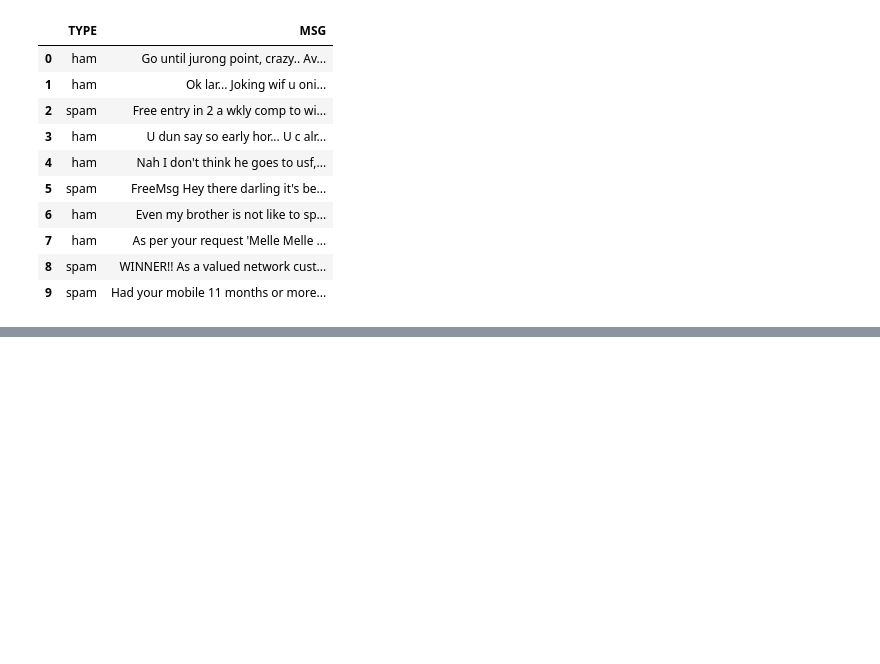
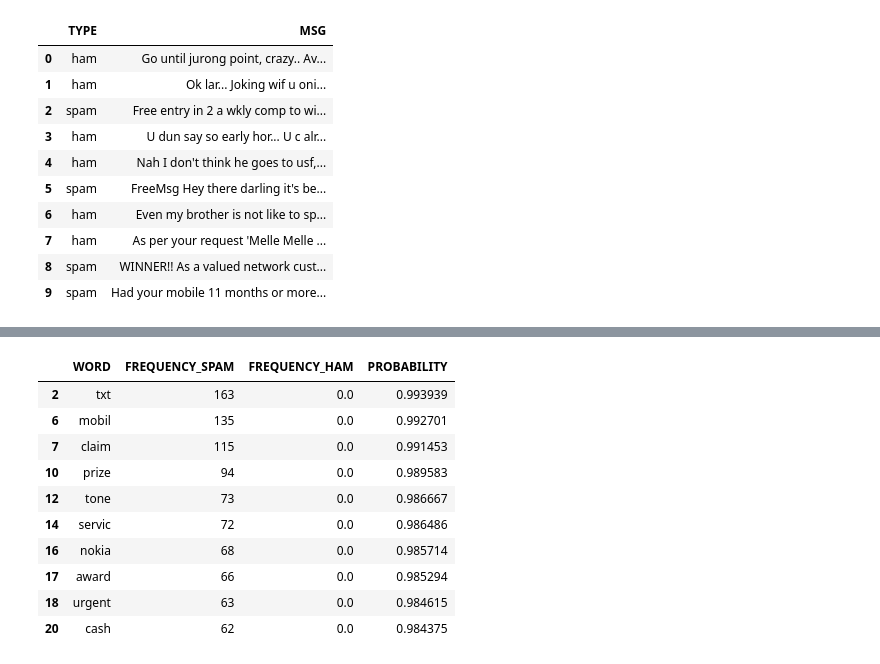
Before and after one commit to kodiakkDev/SMSSPAM, a Jupyter notebook: notebook.ipynb, the cells around one changed output, grey strips where cells are left out. Cells and saved outputs as stored; diff of their text form; code cells hidden in the pictures; blank space fills up the shorter version.

```diff
--- a/notebook.ipynb
+++ b/notebook.ipynb
@@ -87,0 +210,9 @@ fig.show()
+# %%
+# Eliminacion de caracteres especiales (@, #, %, $, etc.).
+# Definir el patrón de expresión regular
+pattern = r'[^a-zA-Z0-9\s]'
+
+# Aplicar la limpieza a cada mensaje en la columna 'MSG'
+spam.loc[:, 'CLEAN_MSG'] = spam['MSG'].apply(lambda msg: re.sub(pattern, "", msg))
+
+spam.head(5)
@@ -87,0 +543,33 @@ fig.show()
+# %%
+## Merge de los conjuntos con sus frecuencias de palabras. Uniendo ambos datasets por la palabra
+df_all_words = pd.merge(
+    left=df_common_spam,
+    right=df_common_ham,
+    on='WORD',
+    how='left',
+    validate="many_to_many"
+    )
+
+# Llenar valores NaN en caso de que una palabra esté en un DataFrame pero no en el otro
+df_all_words.fillna(0, inplace=True)
+
+df_all_words = df_all_words.rename(columns={'FREQUENCY_x': 'FREQUENCY_SPAM', 'FREQUENCY_y': 'FREQUENCY_HAM'})
+
+df_all_words.loc[:, 'PROBABILITY'] = df_all_words.apply(
+    lambda row: (row['FREQUENCY_SPAM'] + 1) / (row['FREQUENCY_SPAM']  + row['FREQUENCY_HAM'] + 2),
+    axis=1
+)
+
+df_all_words.sort_values(by='PROBABILITY', ascending=False).head(10)
+# %% [output]
+|  | WORD | FREQUENCY_SPAM | FREQUENCY_HAM | PROBABILITY |
+| 2 | txt | 163 | 0.0 | 0.993939 |
+| 6 | mobil | 135 | 0.0 | 0.992701 |
+| 7 | claim | 115 | 0.0 | 0.991453 |
+| 10 | prize | 94 | 0.0 | 0.989583 |
+| 12 | tone | 73 | 0.0 | 0.986667 |
+| 14 | servic | 72 | 0.0 | 0.986486 |
+| 16 | nokia | 68 | 0.0 | 0.985714 |
+| 17 | award | 66 | 0.0 | 0.985294 |
+| 18 | urgent | 63 | 0.0 | 0.984615 |
+| 20 | cash | 62 | 0.0 | 0.984375 |
```
Also changed, not shown: parts of 37 cells of this notebook.
